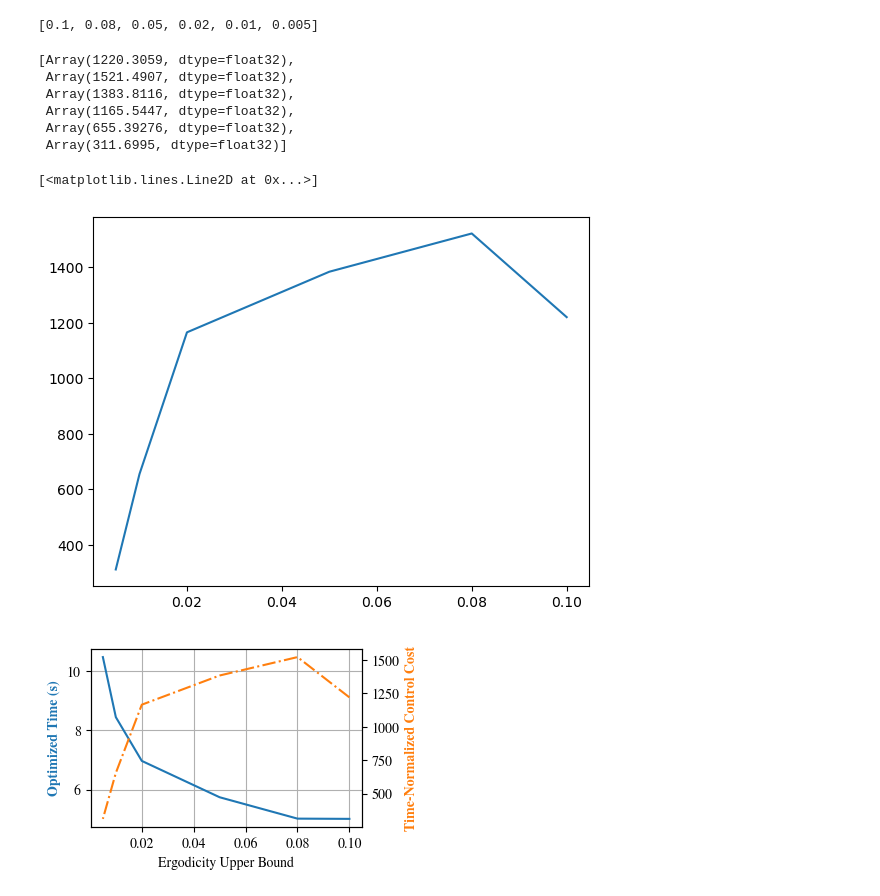
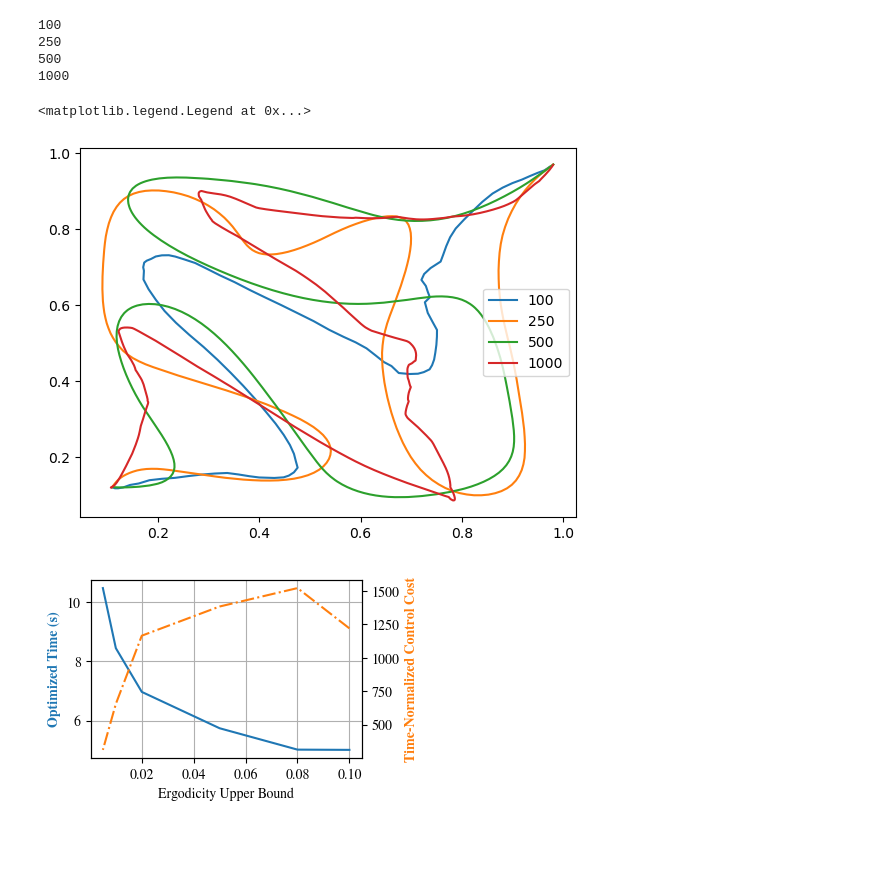
Before and after one commit to ialab-yale/time_optimal_ergodic_search, a Jupyter notebook: experiments/numerical_study/make_figure.ipynb, the cells around one changed output. Saved outputs shown, nothing was run; the diff lists cells and outputs as text; code cells hidden in the pictures; blank space fills up the shorter version.

```diff
--- a/experiments/numerical_study/make_figure.ipynb
+++ b/experiments/numerical_study/make_figure.ipynb
@@ -10,17 +8,17 @@ Error:
 # %%
-Ns = [100,200,300,400,500,1000,2000]
+Ns = [100,250,500,1000]
 
 log = {
-    'time' : [],
-    'N' : [],
-    'sols' : []
+    'time'  : [],
+    'N'     : [],
+    'sols'  : []
 }
 
 args = {
     'N' : Ns[0],
-    'x0' : np.array([0.1, 0.1, 0., 0.]),
-    'xf' : np.array([0.9, 0.9, 0., 0.]),
-    'erg_ub' : 0.02,
+    'x0' : np.array([0.11, 0.12, 0., 0.]),
+    'xf' : np.array([0.98, 0.97, 0., 0.]),
+    'erg_ub' : 0.005,
 }
 
 x = np.linspace(args['x0'], args['xf'], args['N'], endpoint=True)
@@ -34,8 +32,11 @@ for i, N in enumerate(Ns):
         'N' : N,
     })
     # solver.reset()
-    # solver = build_erg_time_opt_solver(init_sol, a1rgs)
-    solver.solve(args=args, max_iter=10000, eps=1e-8)
+    x = np.linspace(args['x0'], args['xf'], args['N'], endpoint=True)
+    u = np.zeros((args['N'], 2))
+    init_sol = {'x': x, 'u' : u, 'tf': np.array(10.0)}
+    solver = build_erg_time_opt_solver(init_sol, args)
+    solver.solve(args=args, max_iter=20000, eps=1e-7)
     sol = solver.get_solution()
     init_sol = deepcopy(sol)
     log['time'].append(np.array(sol['tf']))
@@ -78,21 +62,16 @@ for _tf, _sol in zip(log['time'],log['sols']):
-# %%
-log['erg_ub']
-# %% [output]
-[0.1, 0.08, 0.05, 0.02, 0.01, 0.005]
-# %%
-ctrl_sat
-# %% [output]
-[Array(1220.3059, dtype=float32),
- Array(1521.4907, dtype=float32),
- Array(1383.8116, dtype=float32),
- Array(1165.5447, dtype=float32),
- Array(655.39276, dtype=float32),
- Array(311.6995, dtype=float32)]
-# %%
-plt.plot(log['erg_ub'], ctrl_sat)
-# %% [output]
-[<matplotlib.lines.Line2D at 0x...>]
-[figure, removed]
+# %%
+for i,sol in enumerate(log['sols']):
+    _x = sol['x']
+    print(log['N'][i])
+    plt.plot(_x[:,0], _x[:,1], label=log['N'][i])
+plt.legend()
+# %% [output]
+100
+250
+500
+1000
+<matplotlib.legend.Legend at 0x...>
+[figure, added]
 # %%
 plt.rcParams["font.family"] = "freeserif"
 
```
Also changed, not shown: parts of 3 cells of this notebook, 3 other files.
